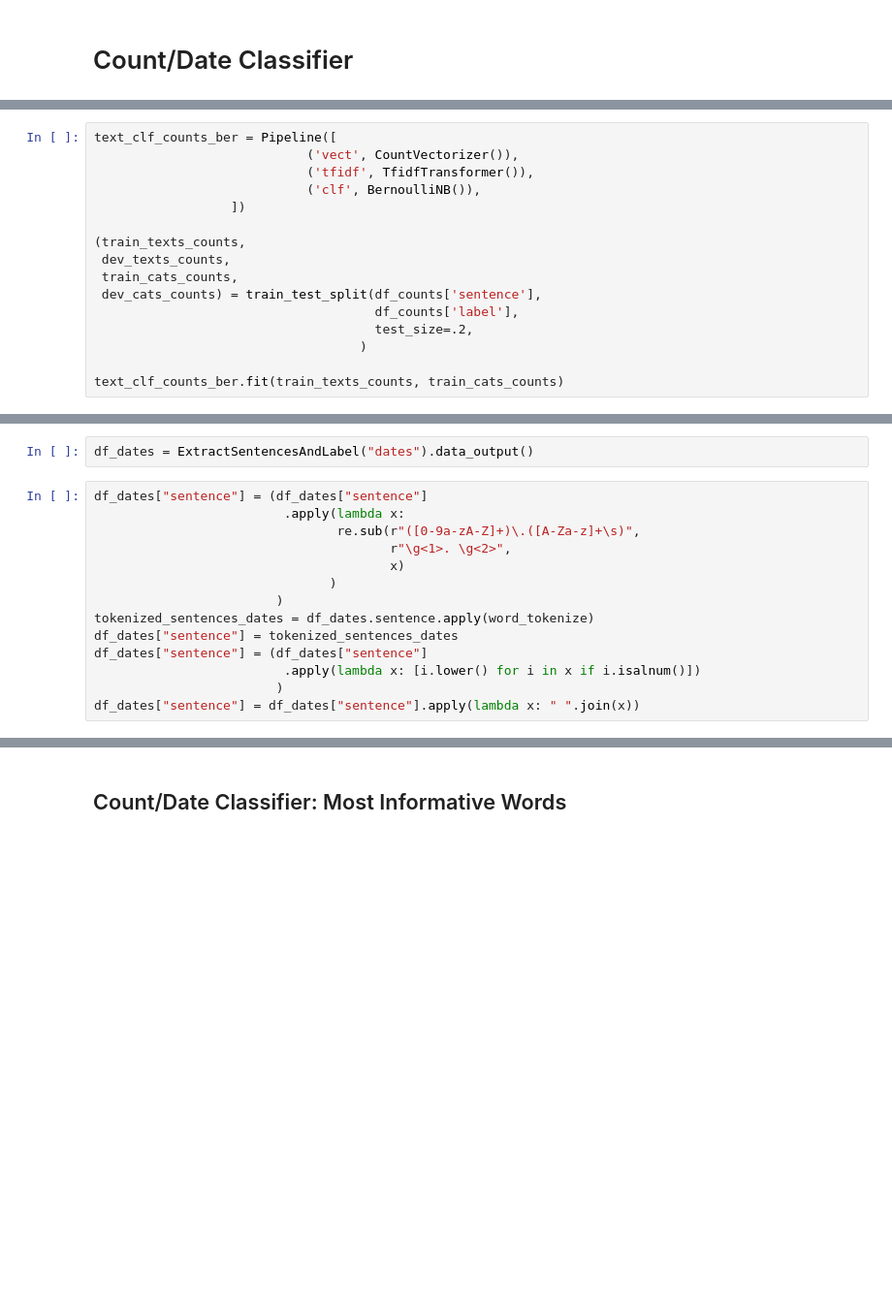
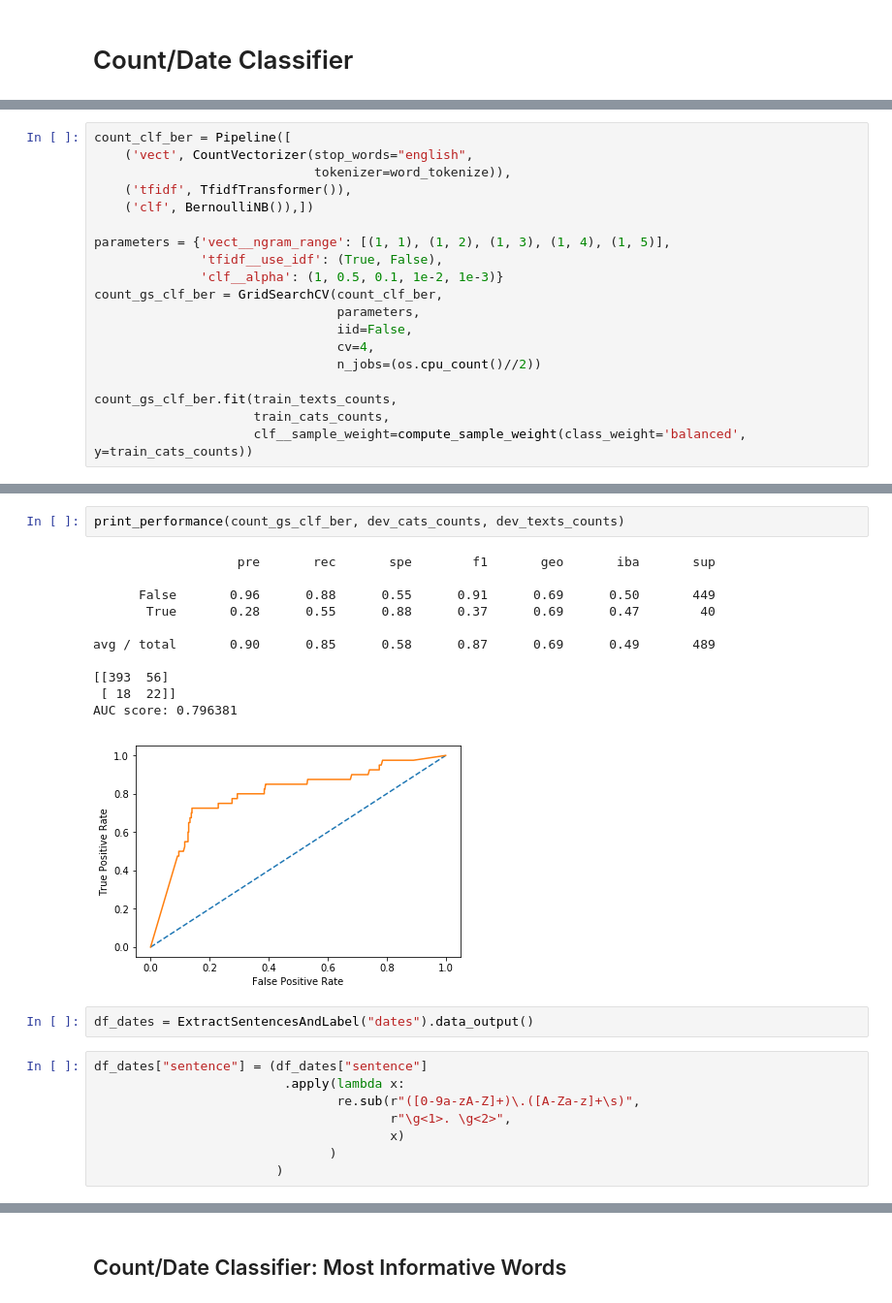
Before and after one commit to aauss/EventEpi, a Jupyter notebook: notebooks/classification.ipynb, the cells around one changed output, grey strips where cells are left out. Shown at 97% size. Drawn from its saved outputs; the diff is of its cells as text; blank space fills up the shorter version.

```diff
--- a/notebooks/classification.ipynb
+++ b/notebooks/classification.ipynb
@@ -130,16 +106,0 @@ avg / total       0.82      0.91      0.09      0.86      0.00      0.00       4
-# %%
-text_clf_counts_ber = Pipeline([
-                            ('vect', CountVectorizer()),
-                            ('tfidf', TfidfTransformer()),
-                            ('clf', BernoulliNB()),
-                  ])
-
-(train_texts_counts,
- dev_texts_counts,
- train_cats_counts,
- dev_cats_counts) = train_test_split(df_counts['sentence'],
-                                     df_counts['label'],
-                                     test_size=.2,
-                                   )
-
-text_clf_counts_ber.fit(train_texts_counts, train_cats_counts)
@@ -188,0 +121,19 @@ avg / total       0.86      0.86      0.28      0.86      0.44      0.21       4
+# %%
+count_clf_ber = Pipeline([
+    ('vect', CountVectorizer(stop_words="english",
+                             tokenizer=word_tokenize)),
+    ('tfidf', TfidfTransformer()),
+    ('clf', BernoulliNB()),])
+
+parameters = {'vect__ngram_range': [(1, 1), (1, 2), (1, 3), (1, 4), (1, 5)],
+              'tfidf__use_idf': (True, False),
+              'clf__alpha': (1, 0.5, 0.1, 1e-2, 1e-3)}
+count_gs_clf_ber = GridSearchCV(count_clf_ber,
+                                parameters,
+                                iid=False,
+                                cv=4,
+                                n_jobs=(os.cpu_count()//2))
+
+count_gs_clf_ber.fit(train_texts_counts,
+                     train_cats_counts,
+                     clf__sample_weight=compute_sample_weight(class_weight='balanced', y=train_cats_counts))
@@ -189,3 +152,17 @@ avg / total       0.86      0.86      0.28      0.86      0.44      0.21       4
+# %%
+print_performance(count_gs_clf_ber, dev_cats_counts, dev_texts_counts)
+# %% [output]
+                   pre       rec       spe        f1       geo       iba       sup
+
+      False       0.96      0.88      0.55      0.91      0.69      0.50       449
+       True       0.28      0.55      0.88      0.37      0.69      0.47        40
+
+avg / total       0.90      0.85      0.58      0.87      0.69      0.49       489
+
+[[393  56]
+ [ 18  22]]
+AUC score: 0.796381
+[figure, added]
 # %%
 df_dates = ExtractSentencesAndLabel("dates").data_output()
 # %%
@@ -196,9 +173,3 @@ df_dates["sentence"] = (df_dates["sentence"]
                                        x)
                                )
                         )
-tokenized_sentences_dates = df_dates.sentence.apply(word_tokenize)
-df_dates["sentence"] = tokenized_sentences_dates
-df_dates["sentence"] = (df_dates["sentence"]
-                         .apply(lambda x: [i.lower() for i in x if i.isalnum()])
-                        )
-df_dates["sentence"] = df_dates["sentence"].apply(lambda x: " ".join(x))
```
Also changed, not shown: parts of 62 cells of this notebook, 4 other files.
